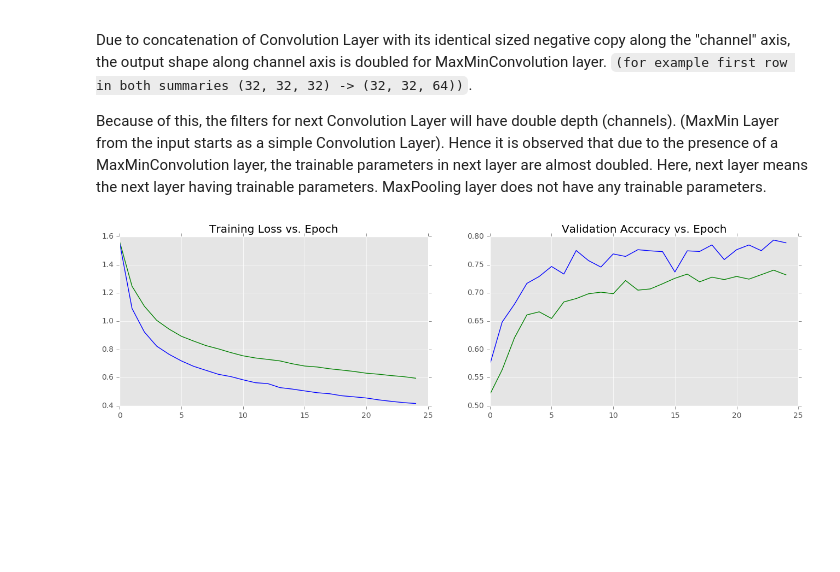
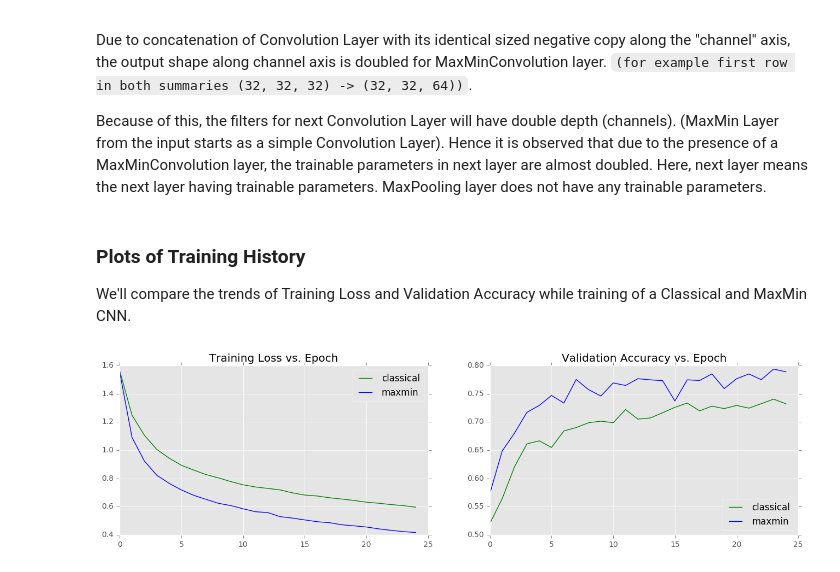
Before and after one commit to wavelets/maxmin-cnn, a Jupyter notebook: cifar10_classical_vs_maxmin_baseline.ipynb, the cells around one changed output. Drawn from its saved outputs; the diff is of its cells as text; code cells hidden in the pictures; blank space fills up the shorter version.

Commit message:
Add conclusion and references, enhance plots.

```diff
--- a/cifar10_classical_vs_maxmin_baseline.ipynb
+++ b/cifar10_classical_vs_maxmin_baseline.ipynb
@@ -310,19 +310,26 @@ _________________________________________________________
 Due to concatenation of Convolution Layer with its identical sized negative copy along the "channel" axis, the output shape along channel axis is doubled for MaxMinConvolution layer. `(for example first row in both summaries (32, 32, 32) -> (32, 32, 64))`.
 
 Because of this, the filters for next Convolution Layer will have double depth (channels). (MaxMin Layer from the input starts as a simple Convolution Layer). Hence it is observed that due to the presence of a MaxMinConvolution layer, the trainable parameters in next layer are almost doubled. Here, next layer means the next layer having trainable parameters. MaxPooling layer does not have any trainable parameters.
+# %% [markdown]
+### Plots of Training History
+
+We'll compare the trends of Training Loss and Validation Accuracy while training of a Classical and MaxMin CNN.
 # %%
 # For visually better looking plots
 plt.style.use('ggplot')
 
 f, (ax1, ax2) = plt.subplots(nrows=1, ncols=2)
 ax1.set_title('Training Loss vs. Epoch')
 ax2.set_title('Validation Accuracy vs. Epoch')
 
-ax1.plot(classical_cnn_history.history['loss'], color='green')
-ax1.plot(maxmin_cnn_history.history['loss'], color='blue')
+ax1.plot(classical_cnn_history.history['loss'], color='green', label='classical')
+ax1.plot(maxmin_cnn_history.history['loss'], color='blue', label='maxmin')
 
-ax2.plot(classical_cnn_history.history['val_acc'], color='green')
-ax2.plot(maxmin_cnn_history.history['val_acc'], color='blue')
+ax2.plot(classical_cnn_history.history['val_acc'], color='green', label='classical')
+ax2.plot(maxmin_cnn_history.history['val_acc'], color='blue', label='maxmin')
+
+ax1.legend(loc='upper right')
+ax2.legend(loc='lower right')
 plt.show()
 # %% [output]
-[figure, old version]
+[figure, new version]
```
Also changed, not shown: parts of 1 cell of this notebook.
